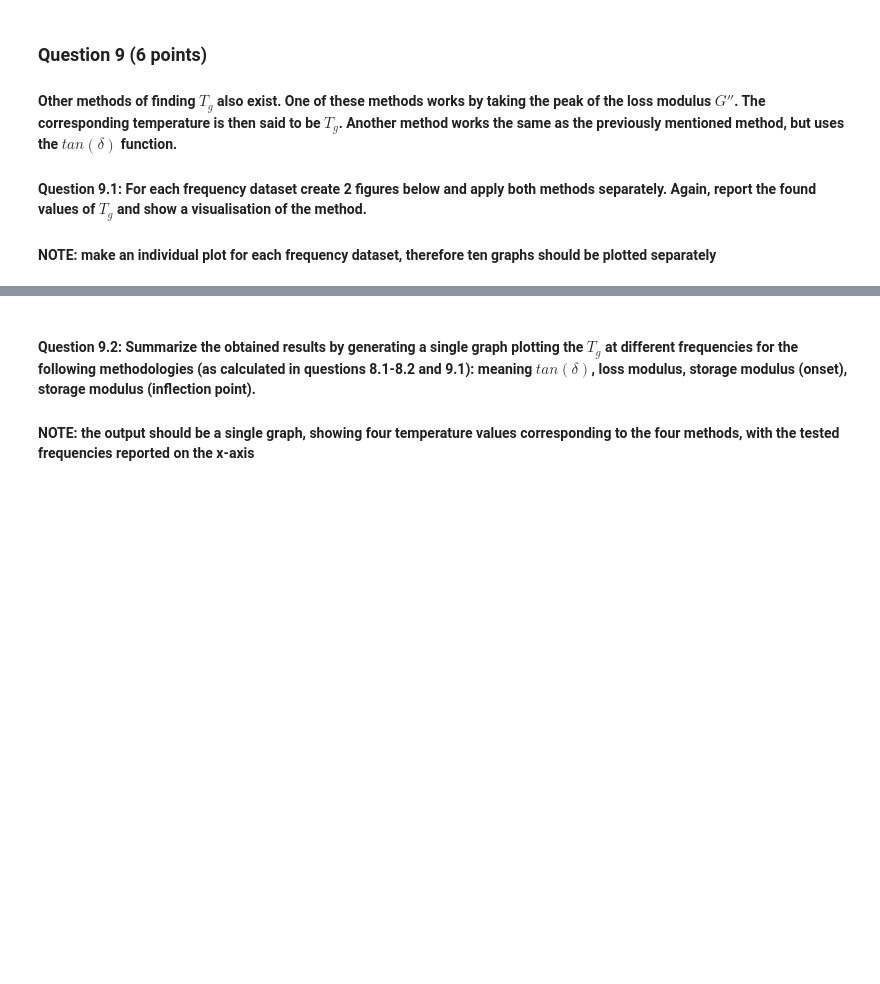
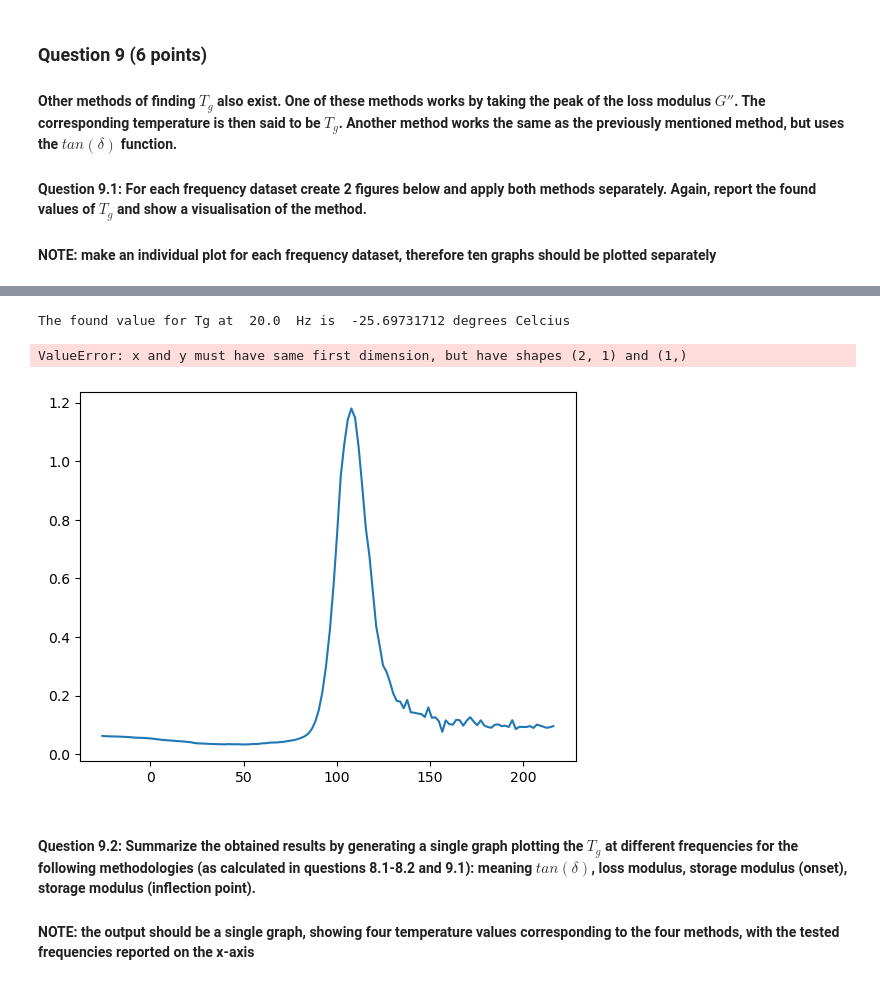
Before and after one commit to Moanalengkeek/Polymer_Composites, a Jupyter notebook: Notebook Rheokinetics - new version.ipynb, the cells around one changed output, grey strips where cells are left out. Saved outputs shown, nothing was run; the diff lists cells and outputs as text; code cells hidden in the pictures; blank space fills up the shorter version.

```diff
--- a/Notebook Rheokinetics - new version.ipynb
+++ b/Notebook Rheokinetics - new version.ipynb
@@ -232,3 +257,21 @@ Answer:
+# %%
+for i in range(len(freqsteps)):
+    plt.plot(Temptot[i,:],tanDeltatot[i,:],label=r"G'' at "+str(freqsteps[i])+" Hz")
+    max_td = np.max(tanDeltatot[i,:])
+    idx = np.where(tanDeltatot == max_td)
+    print("The found value for Tg at ",freqsteps[i],' Hz is ', Temptot[i,idx][0][0], "degrees Celcius")
+    plt.plot(Temptot[i,idx],max_td, 'x',label=r"$tan(\delta) max at "+str(freqsteps[i])+" Hz")
+    plt.grid()
+    plt.legend()
+    plt.xlabel(r"Temperature [$^\circ$ Celcius]")
+    plt.ylabel(r"$tan(\delta)'")
+    plt.yscale('log')
+    plt.title(r"$tan(\delta)$ at different frequencies")
+    plt.show()
+# %% [output]
+The found value for Tg at  20.0  Hz is  -25.69731712 degrees Celcius
+ValueError: x and y must have same first dimension, but have shapes (2, 1) and (1,)
+[figure, added]
 # %% [markdown]
 #### Question 9.2: Summarize the obtained results by generating a single graph plotting the $T_g$ at different frequencies for the following methodologies (as calculated in questions 8.1-8.2 and 9.1): meaning $tan(\delta)$, loss modulus, storage modulus (onset), storage modulus (inflection point).
 #### NOTE: the output should be a single graph, showing four temperature values corresponding to the four methods, with the tested frequencies reported on the x-axis
```
Also changed, not shown: parts of 1 cell of this notebook.
